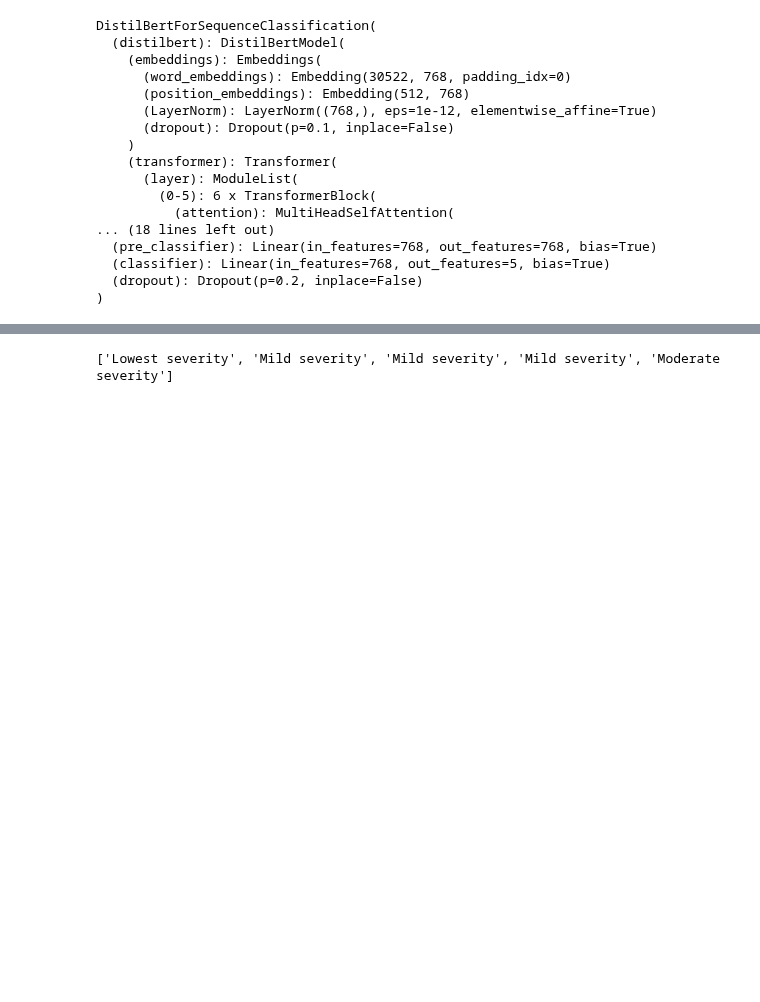
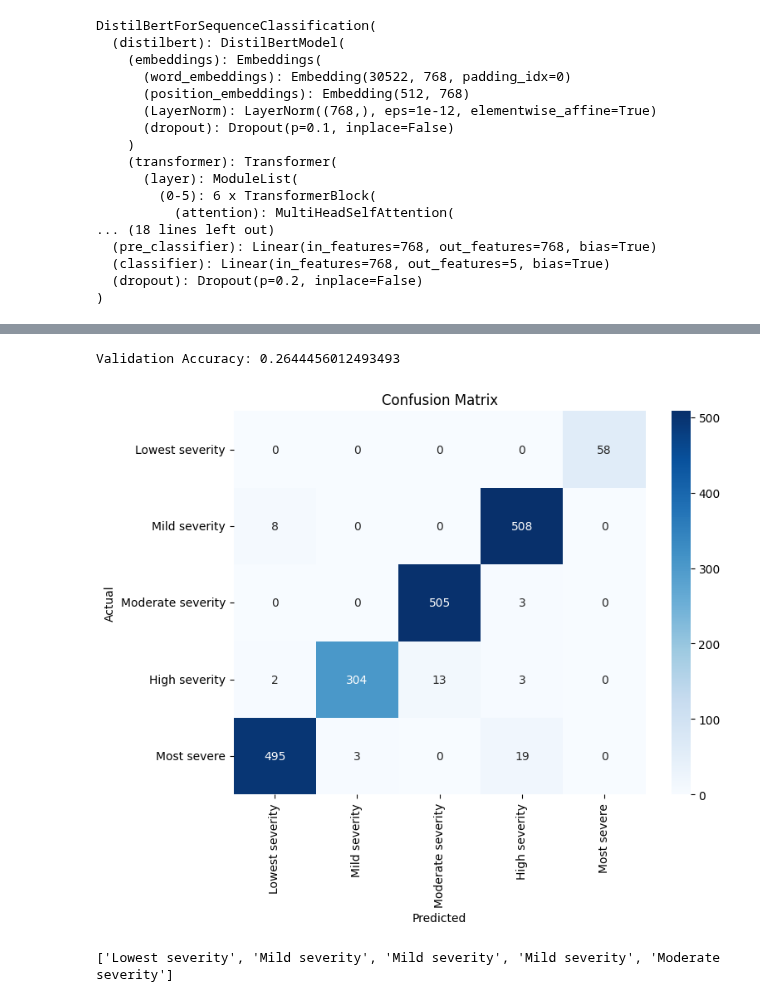
Before and after one commit to KaneZhao/Adverse-Events-in-Female-Stress-Urinary-Incontinence, a Jupyter notebook: Sentiment_Analysis.ipynb, the cells around one changed output, grey strips where cells are left out. Drawn from its saved outputs; the diff is of its cells as text; code cells hidden in the pictures; blank space fills up the shorter version.

Commit message:
add metrics

```diff
--- a/Sentiment_Analysis.ipynb
+++ b/Sentiment_Analysis.ipynb
@@ -225,3 +257,25 @@ model.save_pretrained('./fine_tuned_distilbert_severity_model')
+# %%
+import matplotlib.pyplot as plt
+import seaborn as sns
+from sklearn.metrics import confusion_matrix
+
+# Get predictions from the validation dataset
+predictions = trainer.predict(val_dataset)
+
+# Extract the predicted labels and actual labels
+preds = predictions.predictions.argmax(-1)
+true_labels = predictions.label_ids
+
+# Generate the confusion matrix
+conf_matrix = confusion_matrix(true_labels, preds)
+
+# Plot the confusion matrix
+plt.figure(figsize=(8, 6))
+sns.heatmap(conf_matrix, annot=True, fmt='d', cmap='Blues', xticklabels=severity_to_label.keys(), yticklabels=severity_to_label.keys())
+plt.ylabel('Actual')
+plt.xlabel('Predicted')
+plt.title('Confusion Matrix')
+plt.show()
 # %%
 import torch
 from transformers import DistilBertForSequenceClassification, DistilBertTokenizer
@@ -255,3 +388,24 @@ DistilBertForSequenceClassification(
+# %%
+# Tokenize and predict on the validation set
+val_preds, val_labels = get_predictions(model, val_texts, val_labels, tokenizer, device)
+# %%
+# Calculate accuracy
+val_accuracy = accuracy_score(val_labels, val_preds)
+print(f"Validation Accuracy: {val_accuracy}")
+
+# Build the confusion matrix
+conf_matrix = confusion_matrix(val_labels, val_preds)
+
+# Plot the confusion matrix
+plt.figure(figsize=(8, 6))
+sns.heatmap(conf_matrix, annot=True, fmt='d', cmap='Blues', xticklabels=severity_to_label.keys(), yticklabels=severity_to_label.keys())
+plt.ylabel('Actual')
+plt.xlabel('Predicted')
+plt.title('Confusion Matrix')
+plt.show()
+# %% [output]
+Validation Accuracy: 0.2644456012493493
+[figure, added]
 # %%
 # New text data for prediction
 new_texts = [
```
Also changed, not shown: parts of 6 cells of this notebook.
